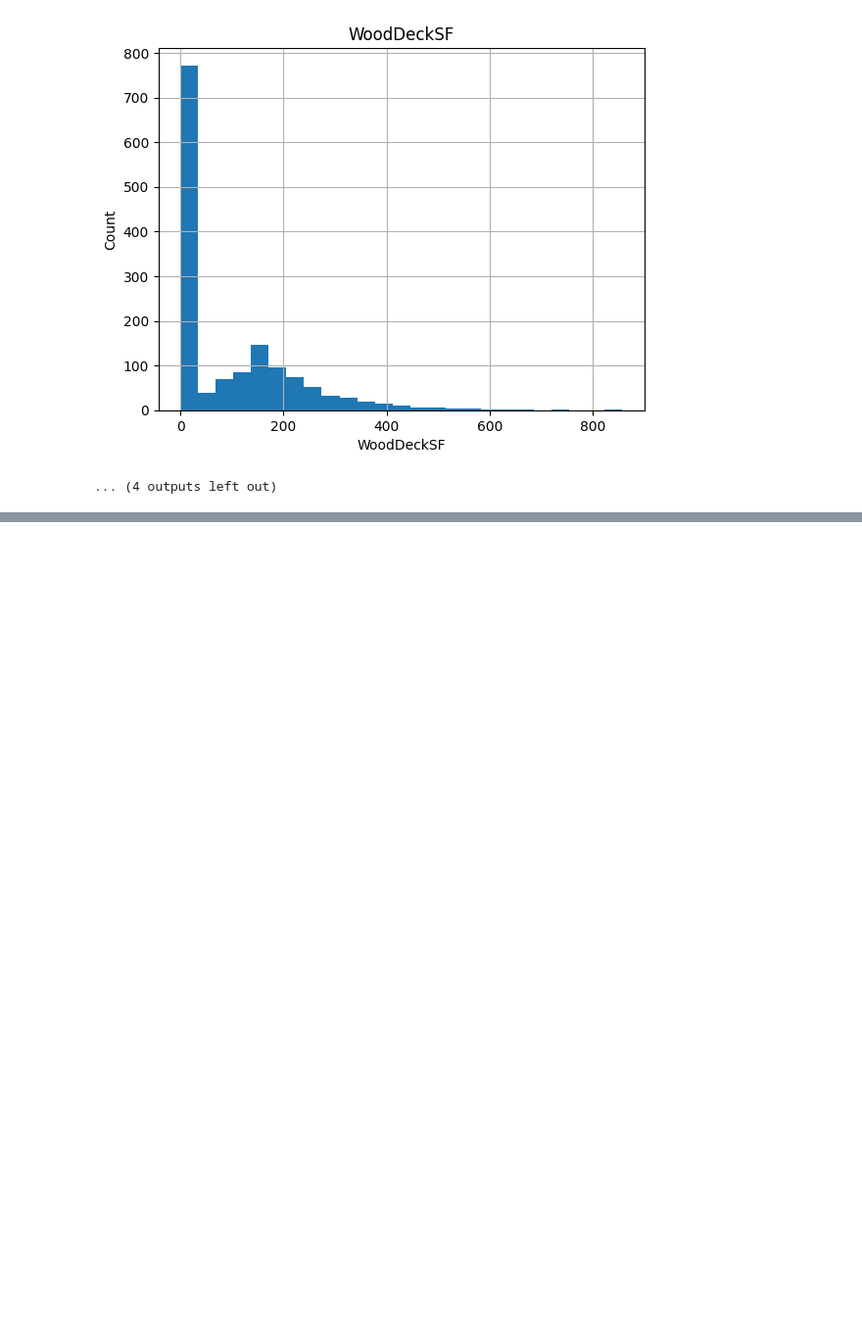
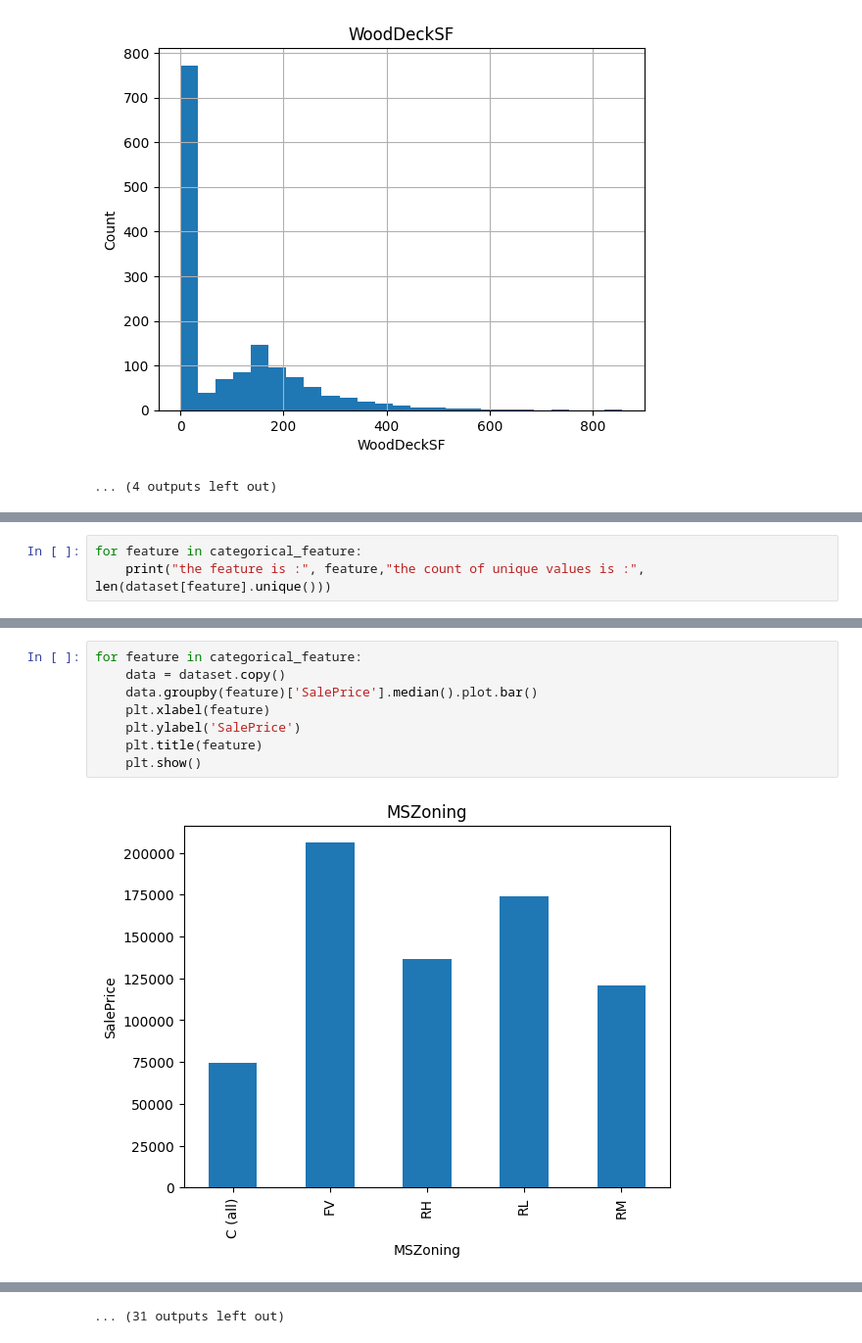
Before and after one commit to hari-17/AI-learning, a Jupyter notebook: python/EDA/houseprice/houseprice.ipynb, the cells around one changed output, grey strips where cells are left out. Shown at 98% size. Cells and saved outputs as stored; diff of their text form; blank space fills up the shorter version.

```diff
--- a/python/EDA/houseprice/houseprice.ipynb
+++ b/python/EDA/houseprice/houseprice.ipynb
@@ -380,0 +456,3 @@ for feature in continuous_feature:
+# %%
+for feature in categorical_feature:
+    print("the feature is :", feature,"the count of unique values is :", len(dataset[feature].unique()))
@@ -380,0 +477,10 @@ for feature in continuous_feature:
+# %%
+for feature in categorical_feature:
+    data = dataset.copy()
+    data.groupby(feature)['SalePrice'].median().plot.bar()
+    plt.xlabel(feature)
+    plt.ylabel('SalePrice')
+    plt.title(feature)
+    plt.show()
+# %% [output]
+[figure, added]
@@ -380,0 +498 @@ for feature in continuous_feature:
+... (31 outputs left out)
```
Also changed, not shown: parts of 10 cells of this notebook.
